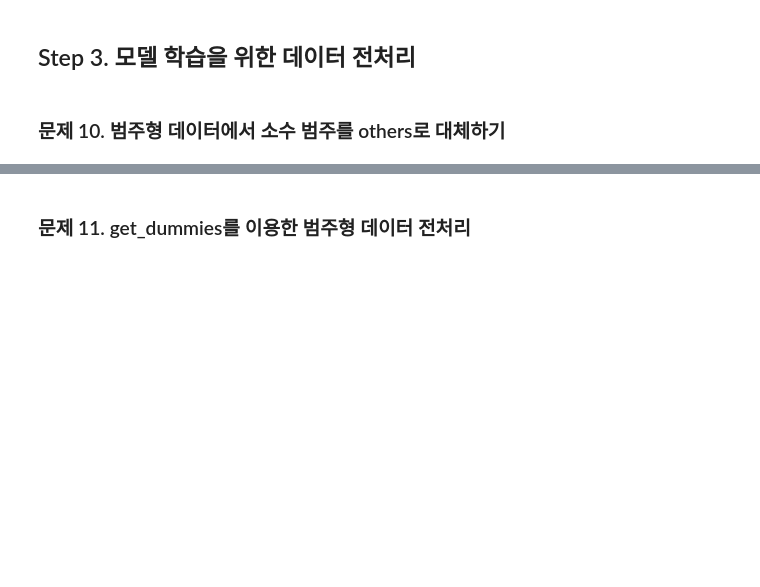
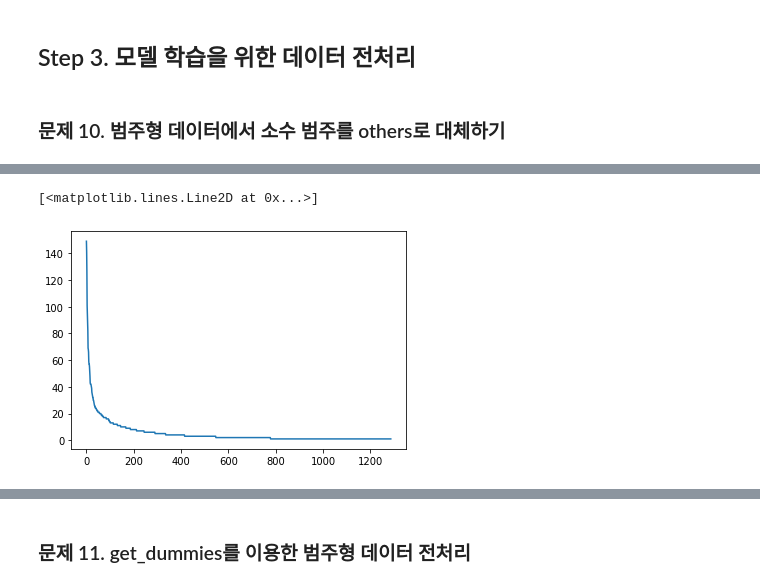
Before and after one commit to yoonstoneChoi/machine_learning, a Jupyter notebook: game_Regression/new_game.ipynb.ipynb, the cells around one changed output, grey strips where cells are left out. Cells and saved outputs as stored; diff of their text form; code cells hidden in the pictures; blank space fills up the shorter version.

```diff
--- a/game_Regression/new_game.ipynb.ipynb
+++ b/game_Regression/new_game.ipynb.ipynb
@@ -295,0 +317,6 @@ sns.heatmap(df.corr(), annot=True, cmap='YlOrRd')
+# %%
+dev = df['Developer'].value_counts()
+plt.plot(range(len(dev)), dev)
+# %% [output]
+[<matplotlib.lines.Line2D at 0x...>]
+[figure, added]
```
Also changed, not shown: parts of 22 cells of this notebook.
